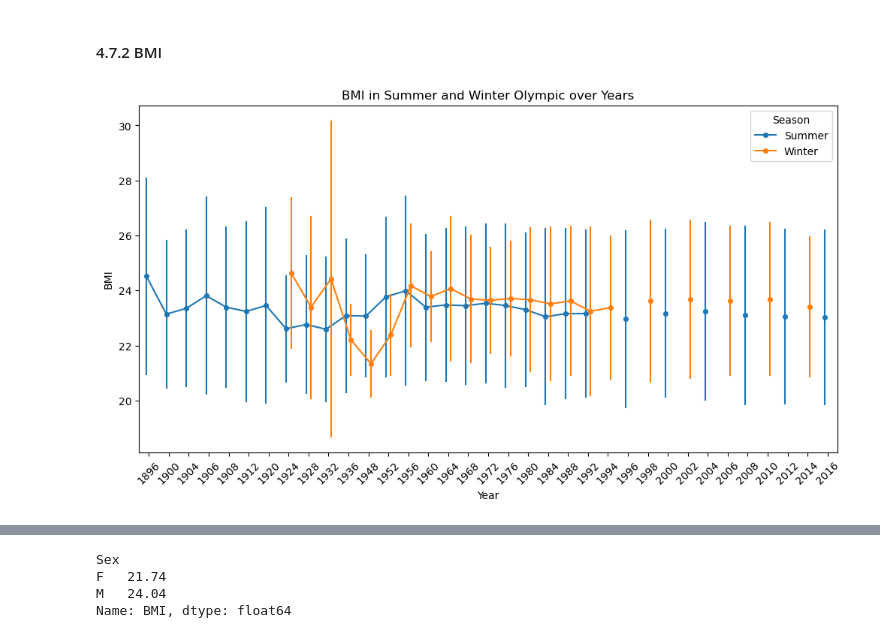
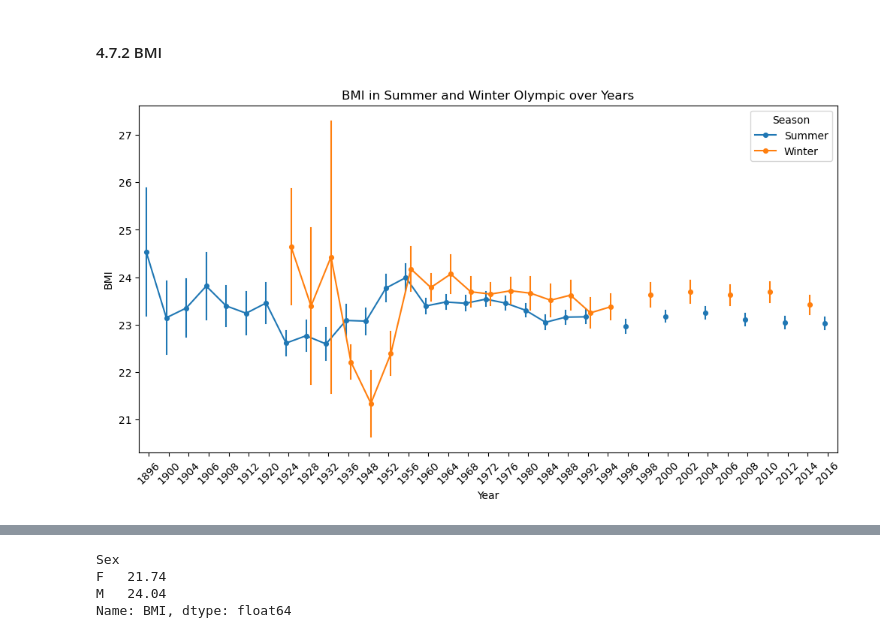
Before and after one commit to DucNinhVo/olympic-games, a Jupyter notebook: olympic_games.ipynb, the cells around one changed output, grey strips where cells are left out. Drawn from its saved outputs; the diff is of its cells as text; code cells hidden in the pictures.

```diff
--- a/olympic_games.ipynb
+++ b/olympic_games.ipynb
@@ -741,8 +722,8 @@ bmi_summer = height_weight[height_weight.Season == 'Summer']
 bmi_winter = height_weight[height_weight.Season == 'Winter']
 # %%
 plt.figure(figsize=(12,6))
-sns.pointplot(height_weight,x='Year',y='BMI',hue='Season',dodge=0.25,markersize=4,linewidth=1.5,errorbar='sd').set_title('BMI in Summer and Winter Olympic over Years')
+sns.pointplot(height_weight,x='Year',y='BMI',hue='Season',dodge=0.25,markersize=4,linewidth=1.5,errorbar='se').set_title('BMI in Summer and Winter Olympic over Years')
 plt.xticks(rotation=45)
 plt.show()
 # %% [output]
-[figure, old version]
+[figure, new version]
```
Also changed, not shown: parts of 7 cells of this notebook, 4 other files.
